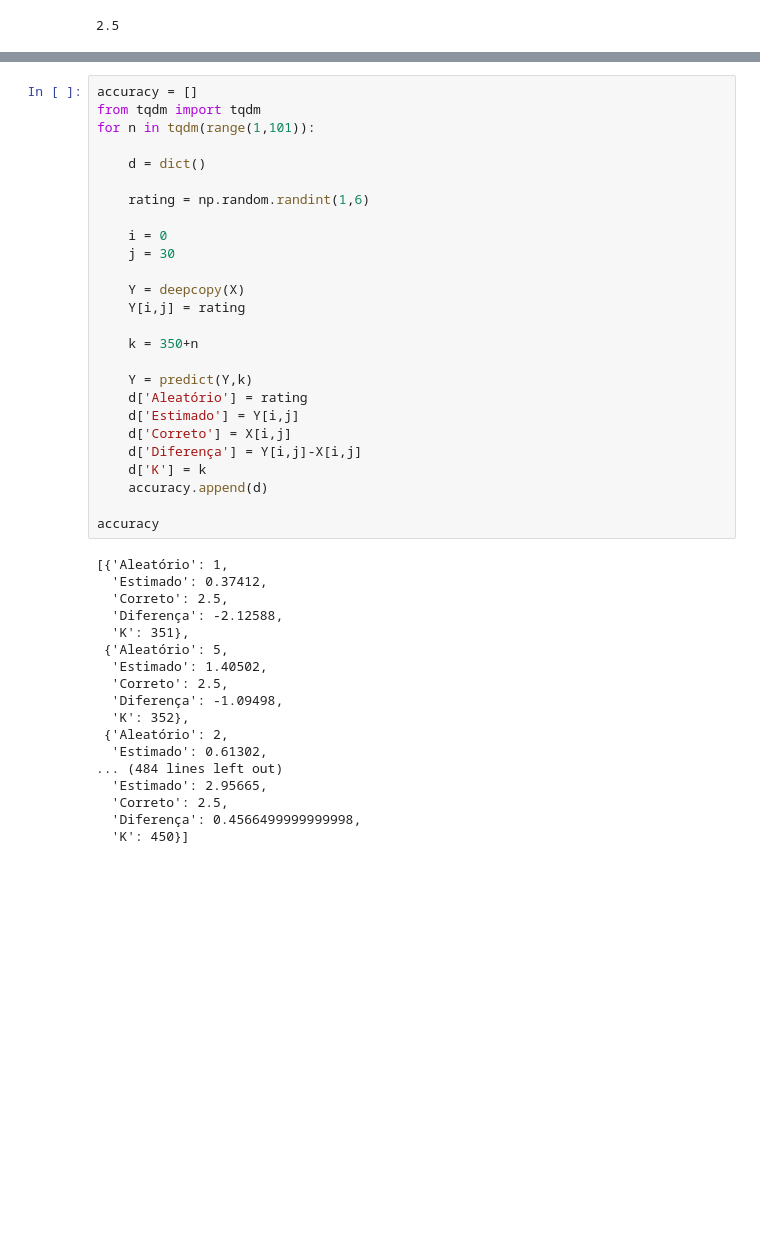
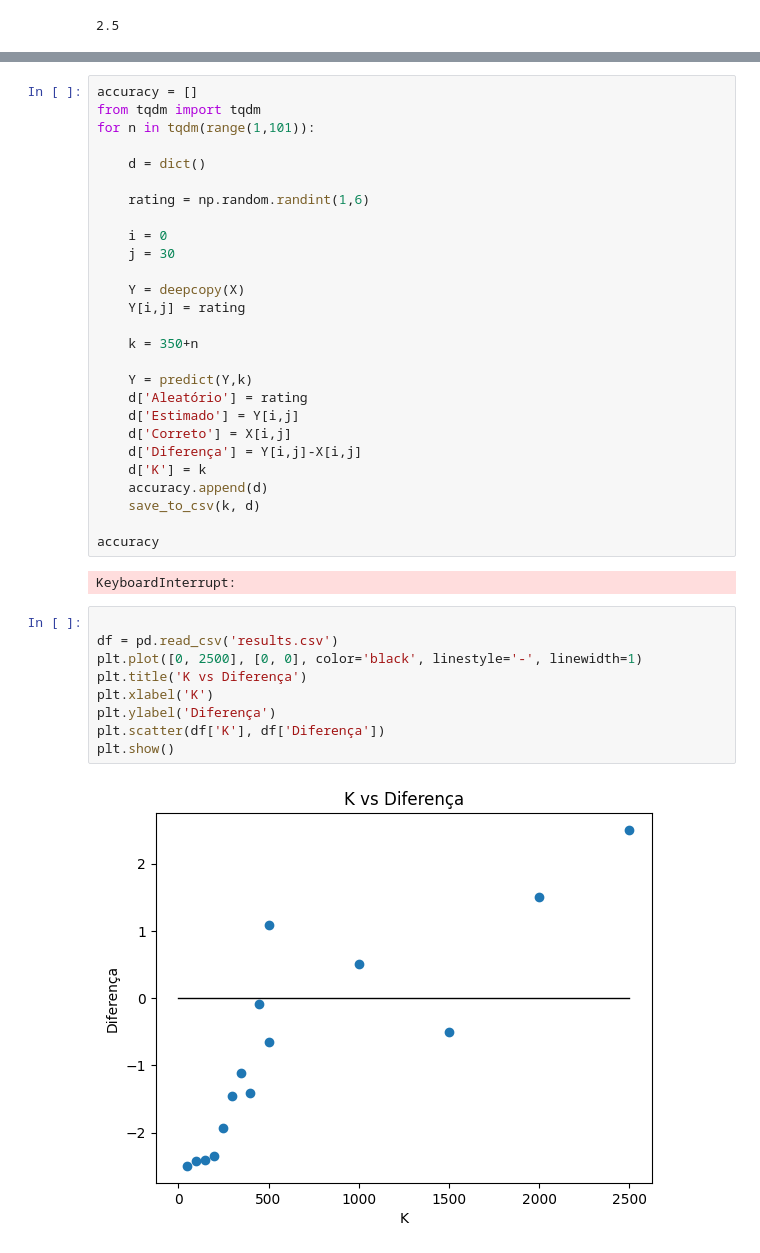
Before and after one commit to alfredjynx/Netflix-Sigma, a Jupyter notebook: netfelix.ipynb, the cells around one changed output, grey strips where cells are left out. Cells and saved outputs as stored; diff of their text form; blank space fills up the shorter version.

```diff
--- a/netfelix.ipynb
+++ b/netfelix.ipynb
@@ -249,23 +269,19 @@ for n in tqdm(range(1,101)):
     d['Diferença'] = Y[i,j]-X[i,j]
     d['K'] = k
     accuracy.append(d)
+    save_to_csv(k, d)
 
 accuracy
 # %% [output]
-[{'Aleatório': 1,
-  'Estimado': 0.37412,
-  'Correto': 2.5,
-  'Diferença': -2.12588,
-  'K': 351},
- {'Aleatório': 5,
-  'Estimado': 1.40502,
-  'Correto': 2.5,
-  'Diferença': -1.09498,
-  'K': 352},
- {'Aleatório': 2,
-  'Estimado': 0.61302,
-... (484 lines left out)
-  'Estimado': 2.95665,
-  'Correto': 2.5,
-  'Diferença': 0.4566499999999998,
-  'K': 450}]
+KeyboardInterrupt:
+# %%
+
+df = pd.read_csv('results.csv')
+plt.plot([0, 2500], [0, 0], color='black', linestyle='-', linewidth=1)
+plt.title('K vs Diferença')
+plt.xlabel('K')
+plt.ylabel('Diferença')
+plt.scatter(df['K'], df['Diferença'])
+plt.show()
+# %% [output]
+[figure, added]
```
Also changed, not shown: parts of 10 cells of this notebook, 1 other file.
